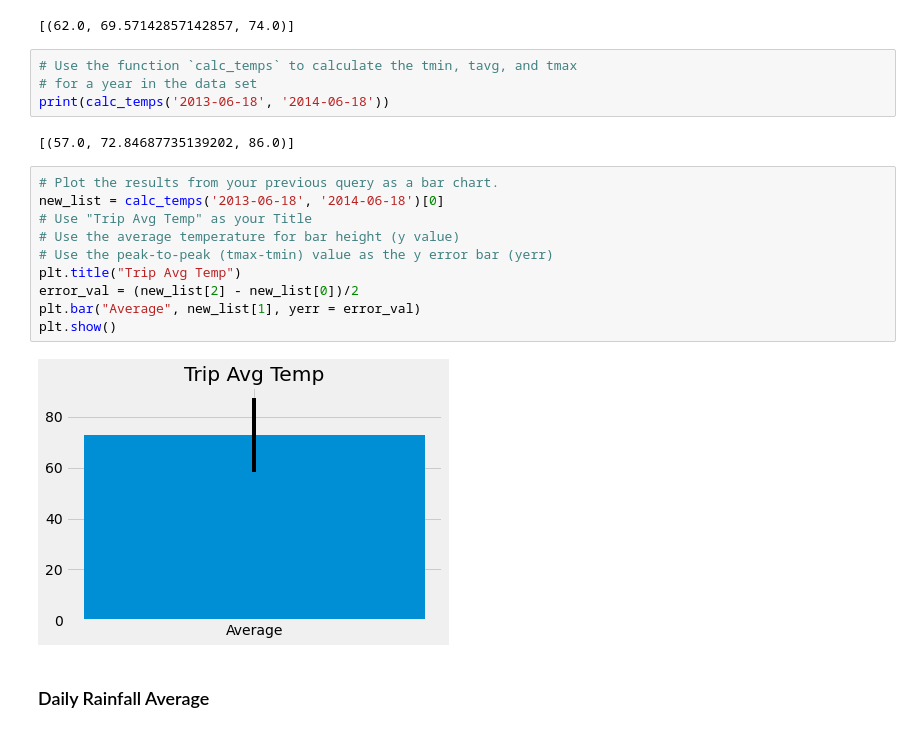
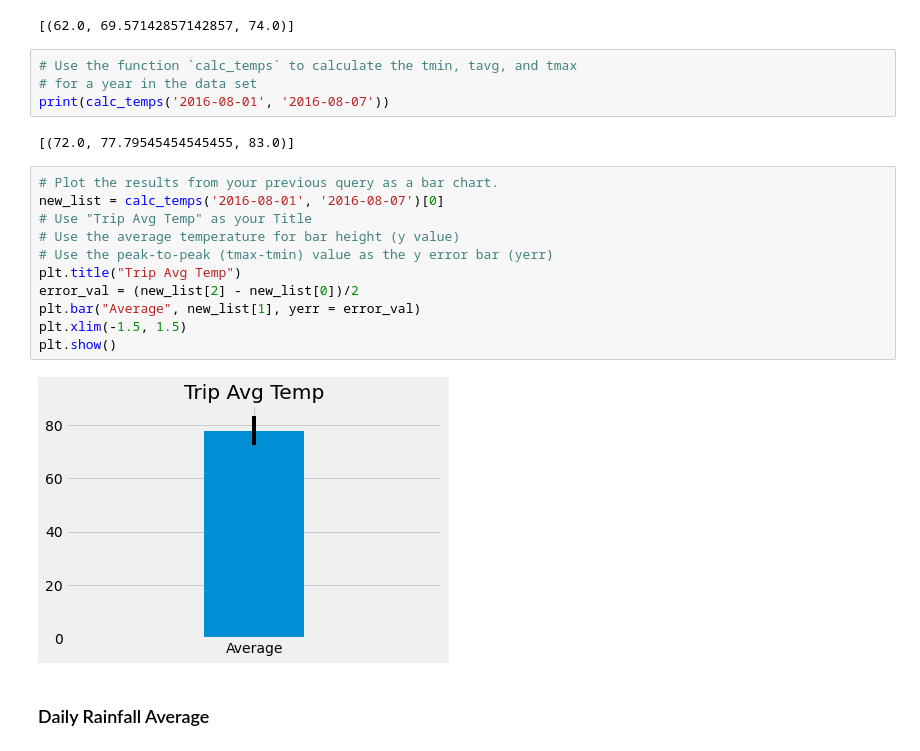
Before and after one commit to SanabuW/sqlalchemy-challenge, a Jupyter notebook: temp_analysis_bonus_2_starter.ipynb, the cells around one changed output. Cells and saved outputs as stored; diff of their text form.

```diff
--- a/temp_analysis_bonus_2_starter.ipynb
+++ b/temp_analysis_bonus_2_starter.ipynb
@@ -62,21 +62,22 @@ print(calc_temps('2012-02-28', '2012-03-05'))
 # %%
 # Use the function `calc_temps` to calculate the tmin, tavg, and tmax
 # for a year in the data set
-print(calc_temps('2013-06-18', '2014-06-18'))
+print(calc_temps('2016-08-01', '2016-08-07'))
 # %% [output]
-[(57.0, 72.84687735139202, 86.0)]
+[(72.0, 77.79545454545455, 83.0)]
 # %%
 # Plot the results from your previous query as a bar chart.
-new_list = calc_temps('2013-06-18', '2014-06-18')[0]
+new_list = calc_temps('2016-08-01', '2016-08-07')[0]
 # Use "Trip Avg Temp" as your Title
 # Use the average temperature for bar height (y value)
 # Use the peak-to-peak (tmax-tmin) value as the y error bar (yerr)
 plt.title("Trip Avg Temp")
 error_val = (new_list[2] - new_list[0])/2
 plt.bar("Average", new_list[1], yerr = error_val)
+plt.xlim(-1.5, 1.5)
 plt.show()
 # %% [output]
-[figure, old version]
+[figure, new version]
 # %% [markdown]
 ### Daily Rainfall Average
 # %%
```
Also changed, not shown: parts of 5 cells of this notebook, 3 other files.
